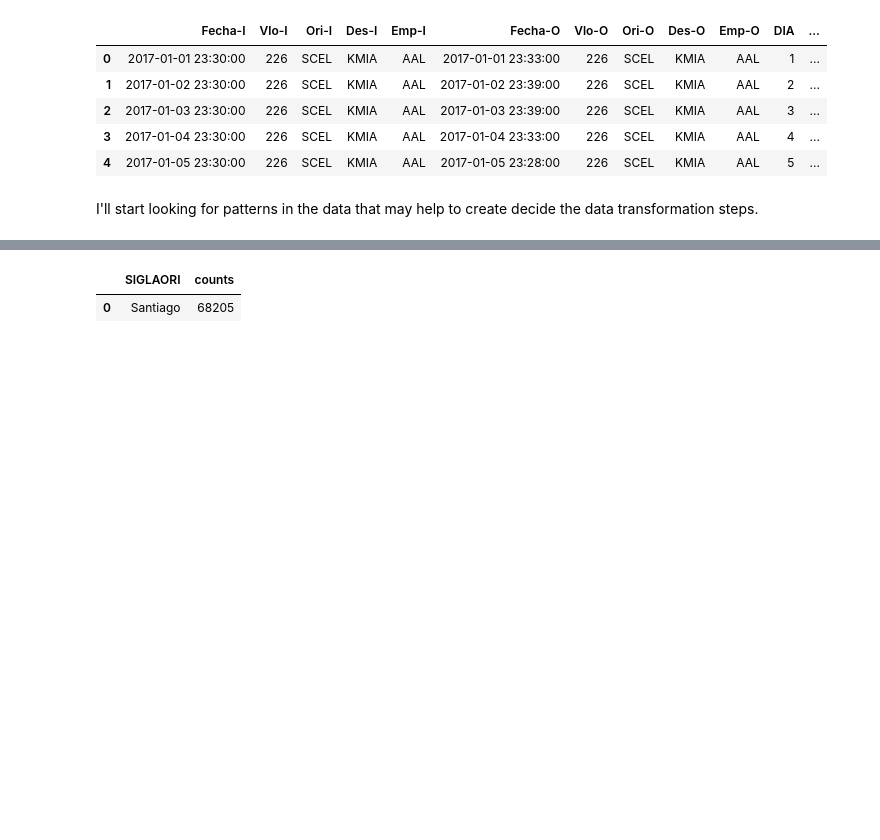
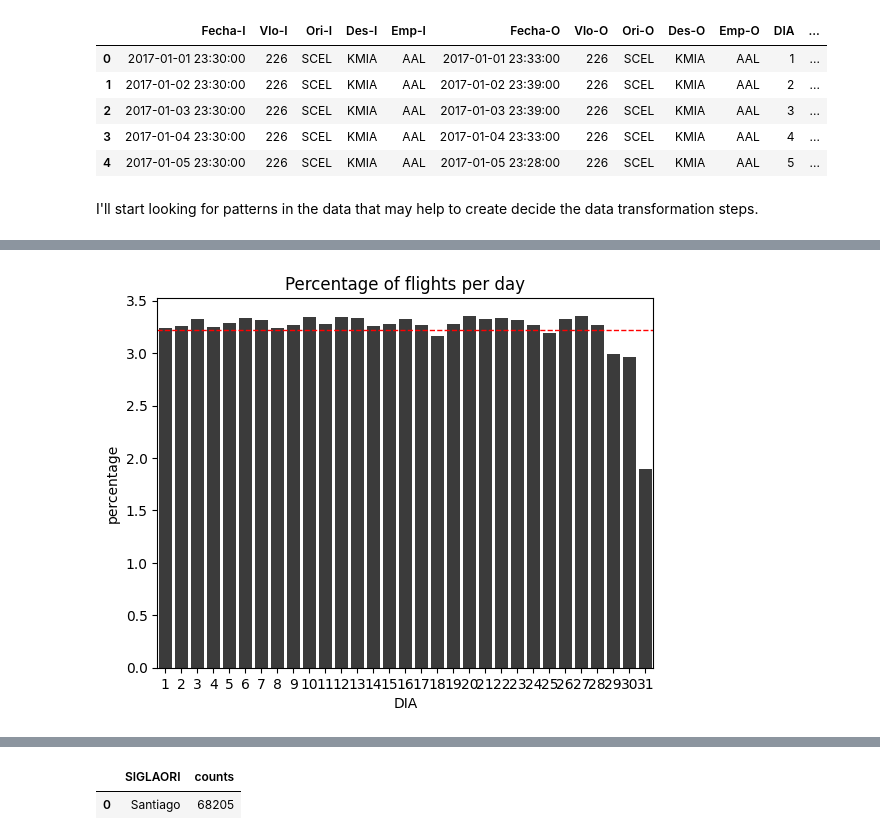
Before and after one commit to Luis-ramirez-r/Challenge-Data-Scientist---Luis-Ramirez, a Jupyter notebook: solution.ipynb, the cells around one changed output, grey strips where cells are left out. Cells and saved outputs as stored; diff of their text form; code cells hidden in the pictures; blank space fills up the shorter version.

```diff
--- a/solution.ipynb
+++ b/solution.ipynb
@@ -130,0 +155,4 @@ plt.show()
+# %%
+make_bar_plot(df,'DIA','Percentage of flights per day')
+# %% [output]
+[figure, added]
```
Also changed, not shown: parts of 22 cells of this notebook.
